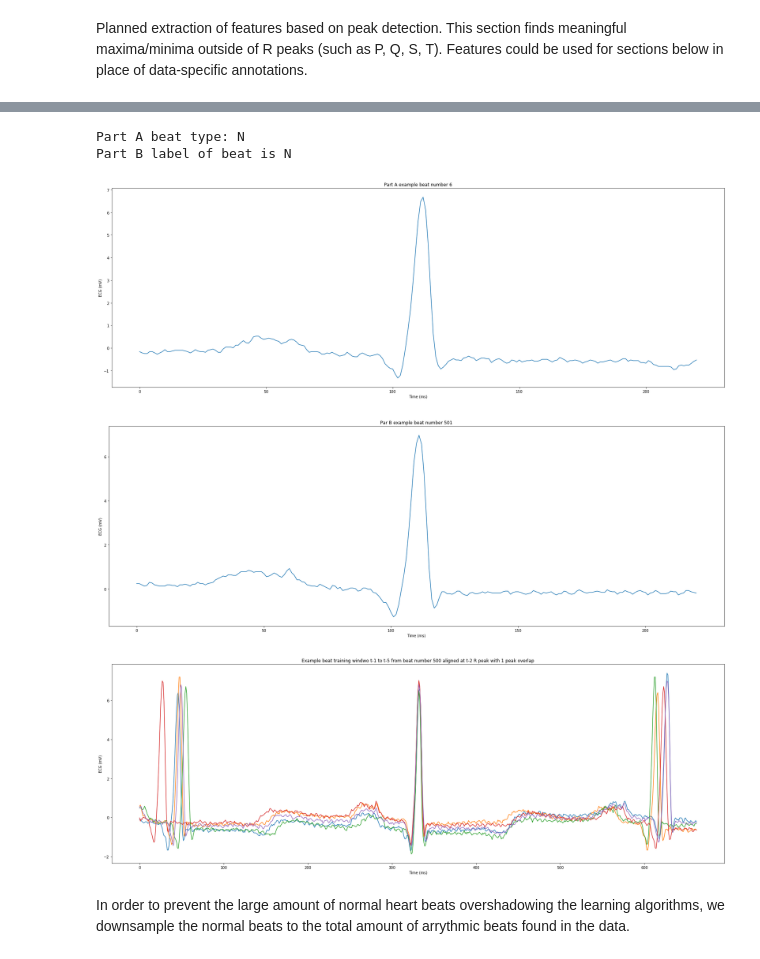
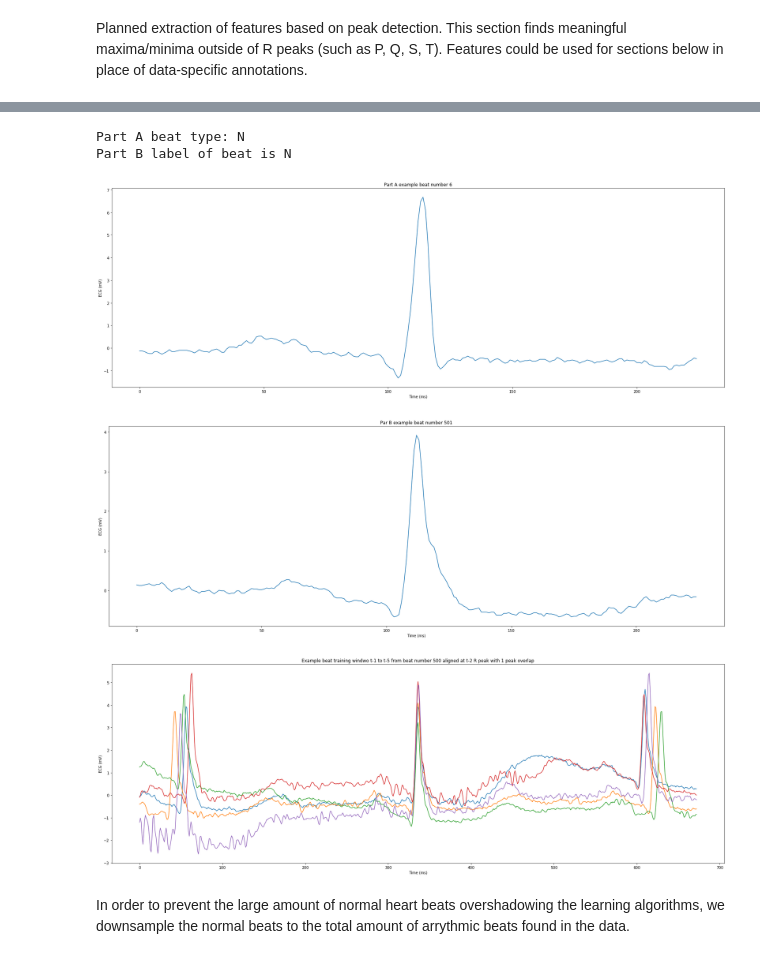
Before and after one commit to chandra-natarajan/TeamExplore, a Jupyter notebook: Workshopv2.ipynb, the cells around one changed output, grey strips where cells are left out. Cells and saved outputs as stored; diff of their text form; code cells hidden in the pictures.

```diff
--- a/Workshopv2.ipynb
+++ b/Workshopv2.ipynb
@@ -227,7 +223,7 @@ for i in range(len(hrs)):
 #Set the total length of the segmented data to specified wr times the average heart rate
 
 ttlen=tlen
-tlen=sum(ttlen)/len(ttlen)
+tlen=sum(ttlen)/len(ttlen) #averages data length across patients for a global number to use
 
 abl=['L','R','B','A','a','J','S','V','r','F','e','j','n','E','P','f','Q'] #list of abnormal beats
 bbl=['[','!',']','x','(',')','p','t','u','`','%','^','|','~','+','s','T','*','D','=','"','@'] #list of non-beat annotations
@@ -292,41 +288,41 @@ print('Part A beat type: '+allbeatan[dat2])
 
 for t in range(len(annsym)):
     for i in range(len(annsym[t])):
-        if (i-ws-4*wr+4*over) > 0 and annsam[t][i-ws-4*wr+4*over]-(wr-ws)*tlen-tlen/2 > 0 and annsam[t][i]+tlen/2 < len(pchannel[t]): #skips over beats that can't accomdate all time frames
+        if (i-ws-4*wr+4*over) > 0 and annsam[t][i-ws-4*wr+4*over]-(wr-ws)*tlen-tlen/2 > 0 and annsam[t][i]+tlen/2 < len(pchannel[t]) and int(annsam[t][i-ws]+ws*tlen-tlen/2) < int(annsam[t][i]-tlen/2): #skips over beats that can't accomdate all time frames
             nrry.append(pchannel[t][int(annsam[t][i]-tlen/2):int(annsam[t][i]+tlen/2)])
             arry.append(annsym[t][i])
             #append all delayed windows
             normalt1.append(pchannel[t][int(annsam[t][i-ws]-(wr-ws)*tlen-tlen/2):int(annsam[t][i-ws]+ws*tlen-tlen/2)])
             normalt2.append(pchannel[t][int(annsam[t][i-ws-wr+over]-(wr-ws)*tlen-tlen/2):int(annsam[t][i-ws-wr+over]+ws*tlen-tlen/2)])
             normalt3.append(pchannel[t][int(annsam[t][i-ws-2*wr+2*over]-(wr-ws)*tlen-tlen/2):int(annsam[t][i-ws-2*wr+2*over]+ws*tlen-tlen/2)])
             normalt4.append(pchannel[t][int(annsam[t][i-ws-3*wr+3*over]-(wr-ws)*tlen-tlen/2):int(annsam[t][i-ws-3*wr+3*over]+ws*tlen-tlen/2)])
             normalt5.append(pchannel[t][int(annsam[t][i-ws-4*wr+4*over]-(wr-ws)*tlen-tlen/2):int(annsam[t][i-ws-4*wr+4*over]+ws*tlen-tlen/2)])
             #append all different data windows right before the annotated beats
 
 plt.figure(figsize=(30,10))
 plt.plot(nrry[dat])
 plt.title('Par B example beat number '+str(dat+1))
 plt.xlabel('Time (ms)')
 plt.ylabel('ECG (mV)')
 plt.tick_params('y')
 print('Part B label of beat is '+arry[dat])
 
 plt.figure(figsize=(30,10))
 plt.plot(normalt1[dat])
 plt.plot(normalt2[dat])
 plt.plot(normalt3[dat])
 plt.plot(normalt4[dat])
 plt.plot(normalt5[dat])
 plt.title('Example beat training windwo t-1 to t-5 from beat number '+str(dat)+' aligned at t-'+str(ws)+' R peak with '+str(over)+' peak overlap')
 plt.xlabel('Time (ms)')
 plt.ylabel('ECG (mV)')
 plt.tick_params('y')
 # %% [output]
 Part A beat type: N
 Part B label of beat is N
-[figure, old version]
+[figure, new version]
-[figure, old version]
+[figure, new version]
-[figure, old version]
+[figure, new version]
 # %% [markdown]
 In order to prevent the large amount of normal heart beats overshadowing the learning algorithms, we downsample the normal beats to the total amount of arrythmic beats found in the data.
 # %%
```
Also changed, not shown: parts of 18 cells of this notebook.
